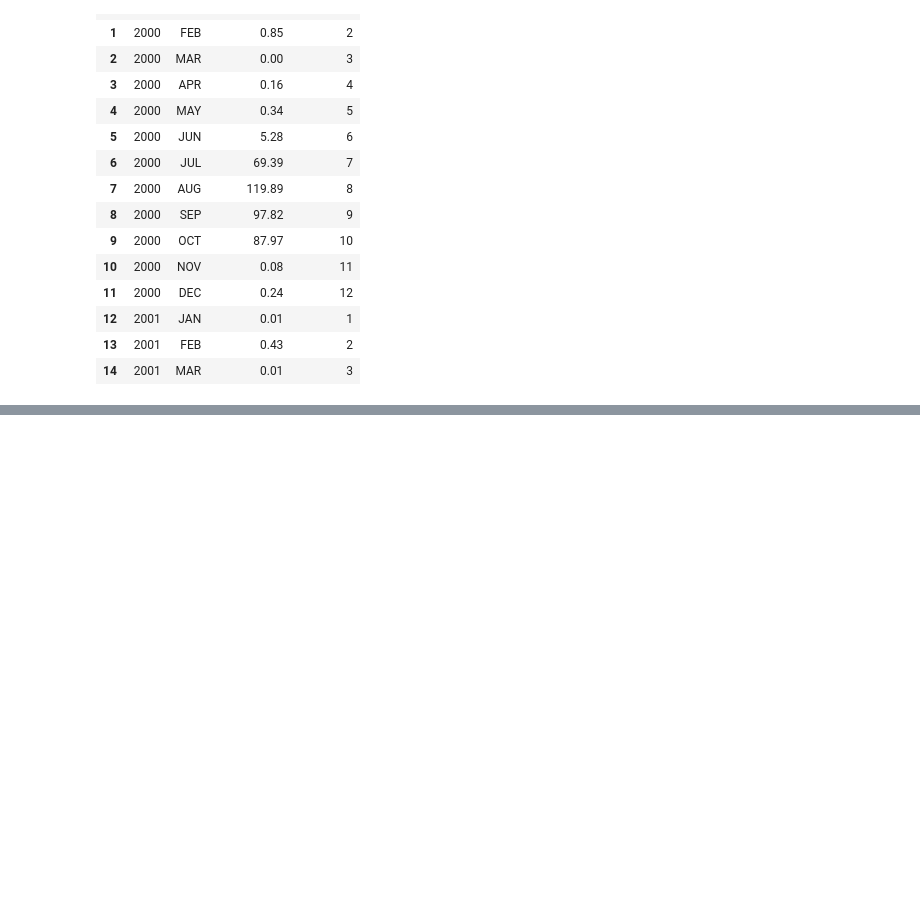
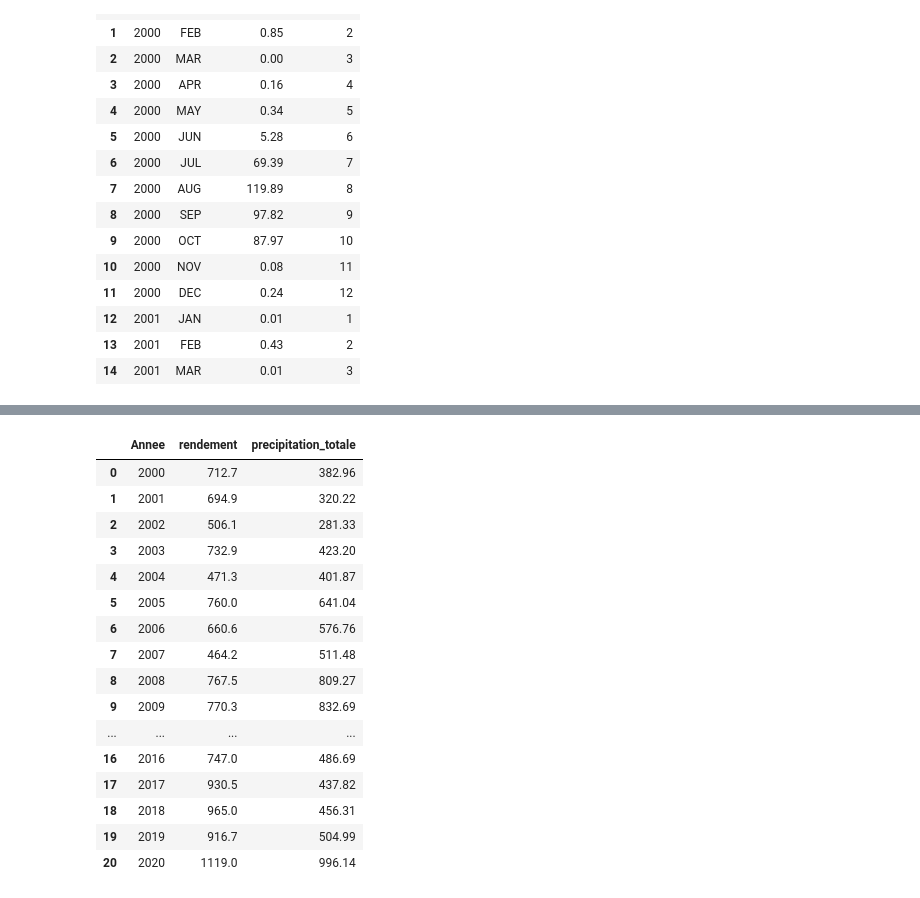
Before and after one commit to badienefatoudiouf-bit/analyse-rendements-pluviometrie-senegal, a Jupyter notebook: analyse_rendements.ipynb, the cells around one changed output, grey strips where cells are left out. Saved outputs shown, nothing was run; the diff lists cells and outputs as text; code cells hidden in the pictures; blank space fills up the shorter version.

```diff
--- a/analyse_rendements.ipynb
+++ b/analyse_rendements.ipynb
@@ -90,0 +155,20 @@ df_pluie_long.head(15)
+# %%
+df_final
+# %% [output]
+|  | Annee | rendement | precipitation_totale |
+| 0 | 2000 | 712.7 | 382.96 |
+| 1 | 2001 | 694.9 | 320.22 |
+| 2 | 2002 | 506.1 | 281.33 |
+| 3 | 2003 | 732.9 | 423.20 |
+| 4 | 2004 | 471.3 | 401.87 |
+| 5 | 2005 | 760.0 | 641.04 |
+| 6 | 2006 | 660.6 | 576.76 |
+| 7 | 2007 | 464.2 | 511.48 |
+| 8 | 2008 | 767.5 | 809.27 |
+| 9 | 2009 | 770.3 | 832.69 |
+| ... | ... | ... | ... |
+| 16 | 2016 | 747.0 | 486.69 |
+| 17 | 2017 | 930.5 | 437.82 |
+| 18 | 2018 | 965.0 | 456.31 |
+| 19 | 2019 | 916.7 | 504.99 |
+| 20 | 2020 | 1119.0 | 996.14 |
```
Also changed, not shown: parts of 14 cells of this notebook, 4 other files.
